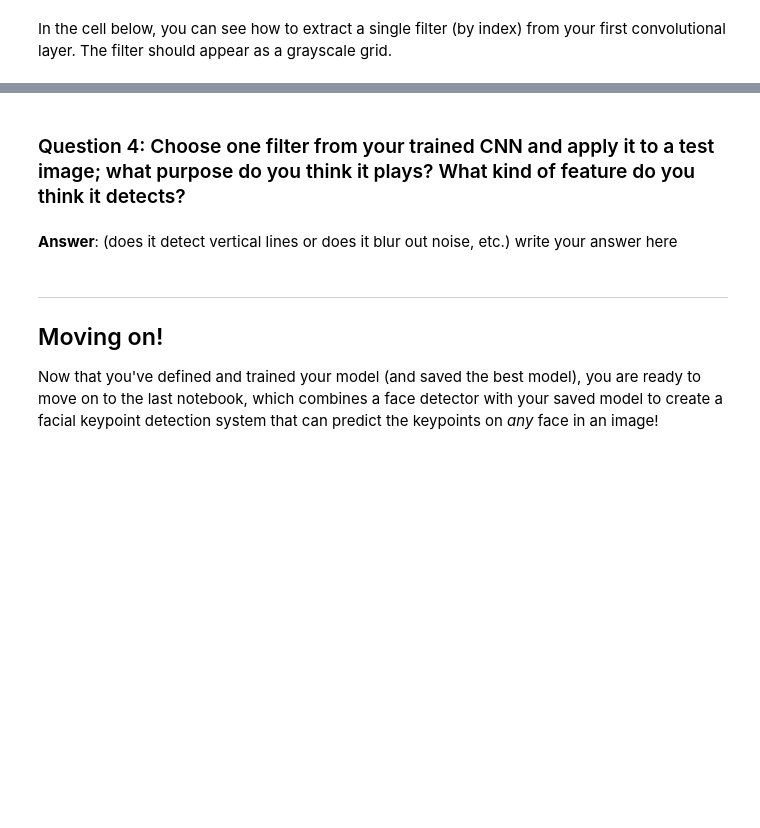
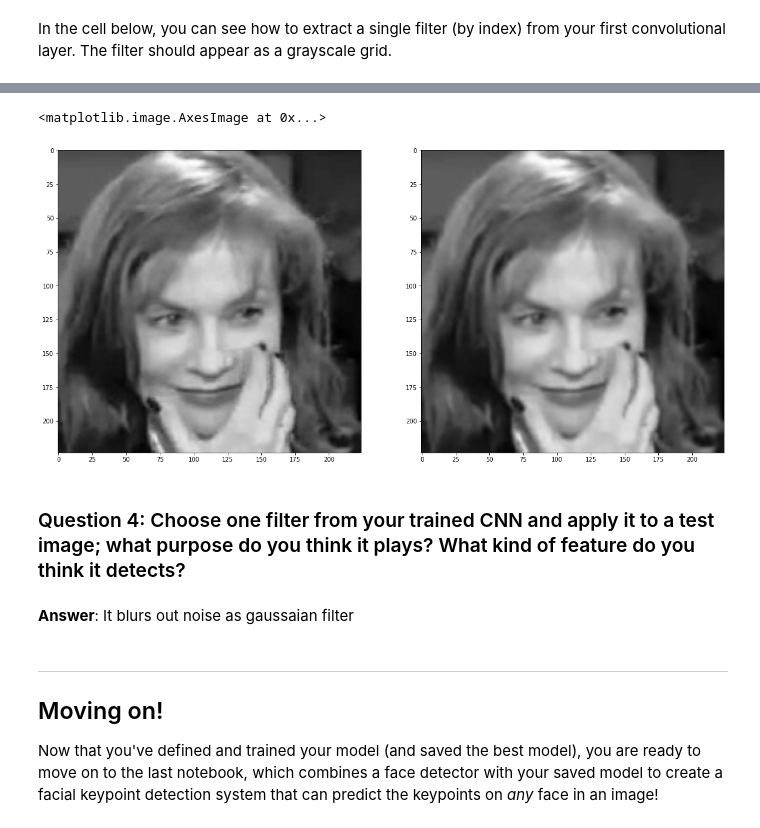
Before and after one commit to loayezzat/P1_Facial_Keypoints, a Jupyter notebook: 2. Define the Network Architecture.ipynb, the cells around one changed output, grey strips where cells are left out. Saved outputs shown, nothing was run; the diff lists cells and outputs as text; code cells hidden in the pictures; blank space fills up the shorter version.

```diff
--- a/2. Define the Network Architecture.ipynb
+++ b/2. Define the Network Architecture.ipynb
@@ -503,14 +619,27 @@ Next, choose a test image and filter it with one of the convolutional kernels in
 ### TODO: Filter an image to see the effect of a convolutional kernel
 ---
 # %%
+import cv2
 ##TODO: load in and display any image from the transformed test dataset
+data_test = (iter(test_loader)).next()
 
+image_test = data_test['image'][0]
+image_test = np.squeeze(image_test.numpy())
+fig = plt.figure(figsize=(20,10))
+fig.add_subplot(121)
+plt.imshow(image_test, cmap='gray')
 ## TODO: Using cv's filter2D function,
+filtered_image = cv2.filter2D(image_test,-1,w[filter_index][0])
 ## apply a specific set of filter weights (like the one displayed above) to the test image
+fig.add_subplot(122)
+plt.imshow(filtered_image, cmap='gray')
+# %% [output]
+<matplotlib.image.AxesImage at 0x...>
+[figure, added]
 # %% [markdown]
 ### Question 4: Choose one filter from your trained CNN and apply it to a test image; what purpose do you think it plays? What kind of feature do you think it detects?
-# %% [markdown]
-**Answer**: (does it detect vertical lines or does it blur out noise, etc.) write your answer here
+# %% [markdown]
+**Answer**: It blurs out noise as gaussaian filter
 # %% [markdown]
 ---
 ## Moving on!
```
Also changed, not shown: parts of 28 cells of this notebook, 2 other files.
